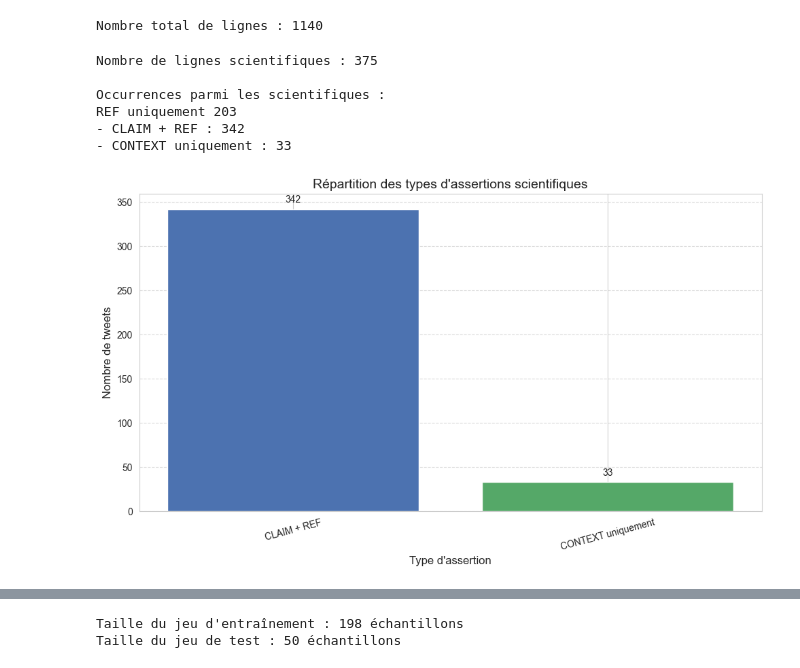
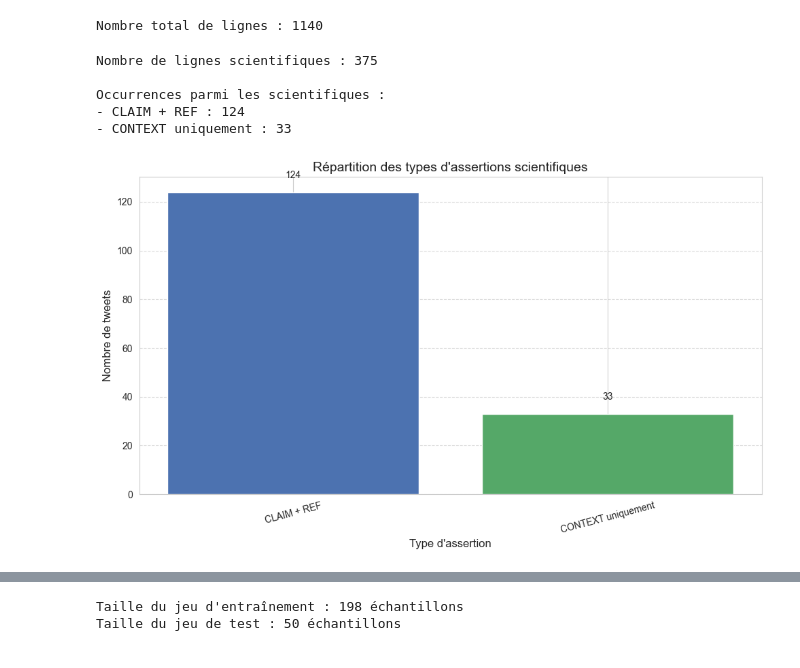
Before and after one commit to NinaShine/Machine_learning, a Jupyter notebook: Projet/test-CLAIM-REFvsCONTEXT.ipynb, the cells around one changed output, grey strips where cells are left out. Saved outputs shown, nothing was run; the diff lists cells and outputs as text; code cells hidden in the pictures.

```diff
--- a/Projet/test-CLAIM-REFvsCONTEXT.ipynb
+++ b/Projet/test-CLAIM-REFvsCONTEXT.ipynb
@@ -102,11 +102,12 @@ Nombre total de lignes : 1140
 df_sci = df[df["science_related"] == 1]
 print("Nombre de lignes scientifiques :", len(df_sci))
 
-# 4. Détailler les sous-catégories parmi les scientifiques
-ref= df_sci[(df_sci["scientific_reference"] == 1.0)]
 
-# c. CLAIM + REF
-claim_ref = df_sci[(df_sci["scientific_claim"] == 1.0) | (df_sci["scientific_reference"] == 1.0)]
+# c. CLAIM + REF -> claim ou ref sans context
+claim_ref = df_sci[
+    ((df_sci["scientific_claim"] == 1.0) | (df_sci["scientific_reference"] == 1.0)) &
+    (df_sci["scientific_context"] == 0.0)
+]
 
 # d. CONTEXT uniquement
 context_only = df_sci[(df_sci["scientific_context"] == 1.0) &
@@ -116,40 +117,38 @@ context_only = df_sci[(df_sci["scientific_context"] == 1.0) &
 
 # 5. Afficher les résultats
 print("\nOccurrences parmi les scientifiques :")
-print("REF uniquement",len(ref))
 print("- CLAIM + REF :", len(claim_ref))
 print("- CONTEXT uniquement :", len(context_only))
 
 # 4. Création du dictionnaire de comptage
 counts = {
     "CLAIM + REF": len(claim_ref),
     "CONTEXT uniquement": len(context_only)
 }
 
 # 5. Création du DataFrame pour affichage
 df_counts = pd.DataFrame(list(counts.items()), columns=["Catégorie", "Nombre"])
 
 # 6. Affichage graphique
 plt.figure(figsize=(10,6))
 bars = plt.bar(df_counts["Catégorie"], df_counts["Nombre"], color=["#4C72B0", "#55A868", "#C44E52", "#8172B3"])
 plt.title("Répartition des types d'assertions scientifiques", fontsize=14)
 plt.xlabel("Type d'assertion", fontsize=12)
 plt.ylabel("Nombre de tweets", fontsize=12)
 plt.xticks(rotation=15)
 plt.grid(axis='y', linestyle='--', alpha=0.7)
 
 # 7. Afficher les valeurs sur les barres
 for bar in bars:
     yval = bar.get_height()
     plt.text(bar.get_x() + bar.get_width()/2, yval + 5, int(yval), ha='center', va='bottom', fontsize=10)
 
 plt.tight_layout()
 plt.show()
 # %% [output]
 Nombre de lignes scientifiques : 375
 
 Occurrences parmi les scientifiques :
-REF uniquement 203
-- CLAIM + REF : 342
+- CLAIM + REF : 124
 - CONTEXT uniquement : 33
-[figure, old version]
+[figure, new version]
```
Also changed, not shown: parts of 16 cells of this notebook, 9 other files.
